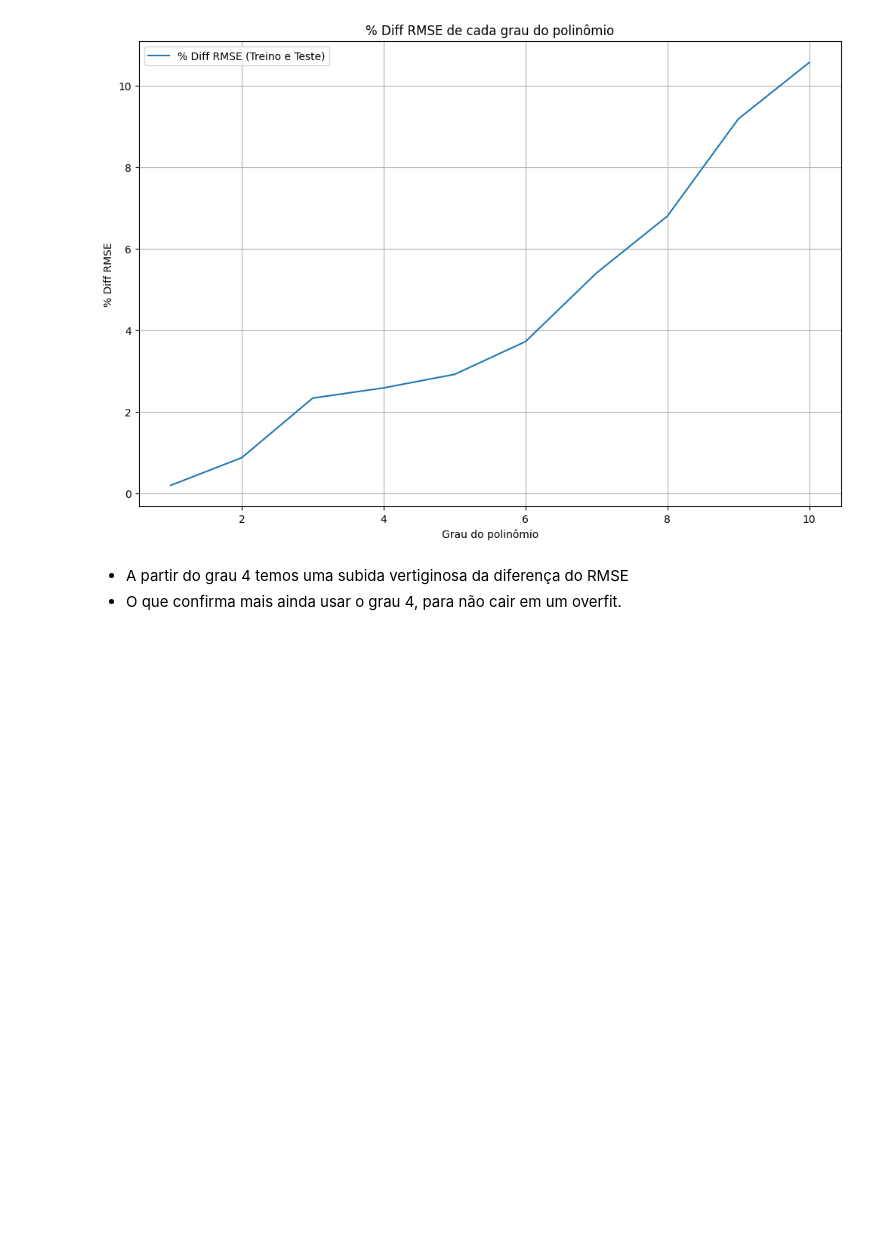
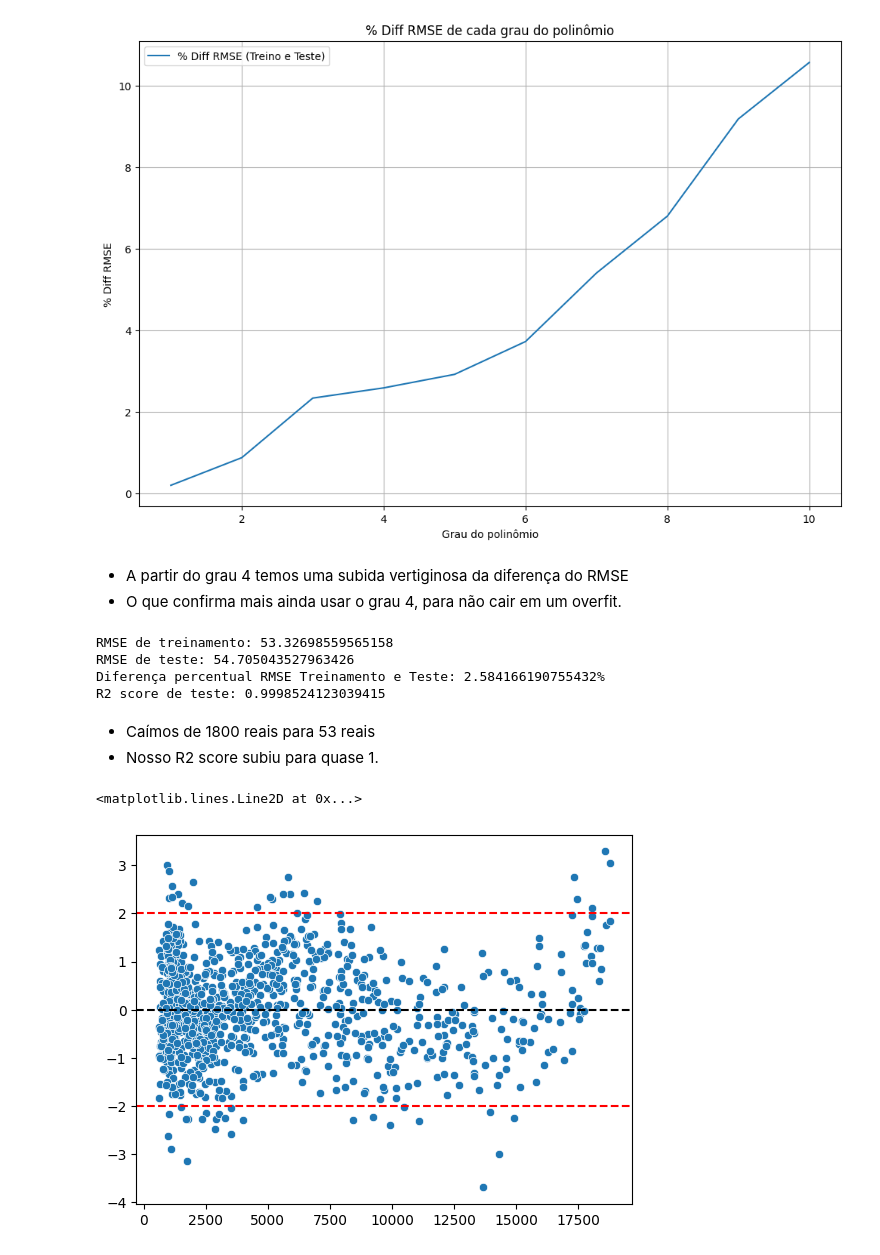
Before and after one commit to rcmonteiro/curso-ia-rocketseat, a Jupyter notebook: regressao_polinomial/modelo_salario.ipynb, the cells around one changed output. Saved outputs shown, nothing was run; the diff lists cells and outputs as text; code cells hidden in the pictures; blank space fills up the shorter version.

Commit message:
chore: performance analysis for polynomial regression and saving the model

```diff
--- a/regressao_polinomial/modelo_salario.ipynb
+++ b/regressao_polinomial/modelo_salario.ipynb
@@ -612,3 +612,38 @@ for grau in graus_polynomial:
     rmse_test_values.append(rmse_test_final)
     r2_values.append(r2_test_final)
     rmse_difference_values.append(rmse_difference)
+# %%
+# Fazer a análise das métricas do modelo de regressão polinomial
+
+print(f'RMSE de treinamento: {rmse_train_final}')
+print(f'RMSE de teste: {rmse_test_final}')
+print(f'Diferença percentual RMSE Treinamento e Teste: {rmse_difference}%')
+print(f'R2 score de teste: {r2_test_final}')
+# %% [output]
+RMSE de treinamento: 53.32698559565158
+RMSE de teste: 54.705043527963426
+Diferença percentual RMSE Treinamento e Teste: 2.584166190755432%
+R2 score de teste: 0.9998524123039415
+# %% [markdown]
+- Caímos de 1800 reais para 53 reais
+- Nosso R2 score subiu para quase 1.
+# %%
+# Fazer a análise de resíduos do modelo de regressão linear
+
+# Transformar os resíduos para a escala padrão
+# (X - média) / desvio padrão
+
+from scipy.stats import zscore
+
+residuos_std = zscore(residuos_total)
+
+# Verificar a linearidade dos resíduos (entre -2 e 2)
+# Verificar a Homocedasticidade, se tem algum tendência ou formato
+
+sns.scatterplot(x=y_pred_total, y=residuos_std)
+plt.axhline(y=0, color='k', linestyle='--')
+plt.axhline(y=-2, color='r', linestyle='--')
+plt.axhline(y=2, color='r', linestyle='--')
+# %% [output]
+<matplotlib.lines.Line2D at 0x...>
+[figure, added]
```
Also changed, not shown: parts of 12 cells of this notebook, 1 other file.
